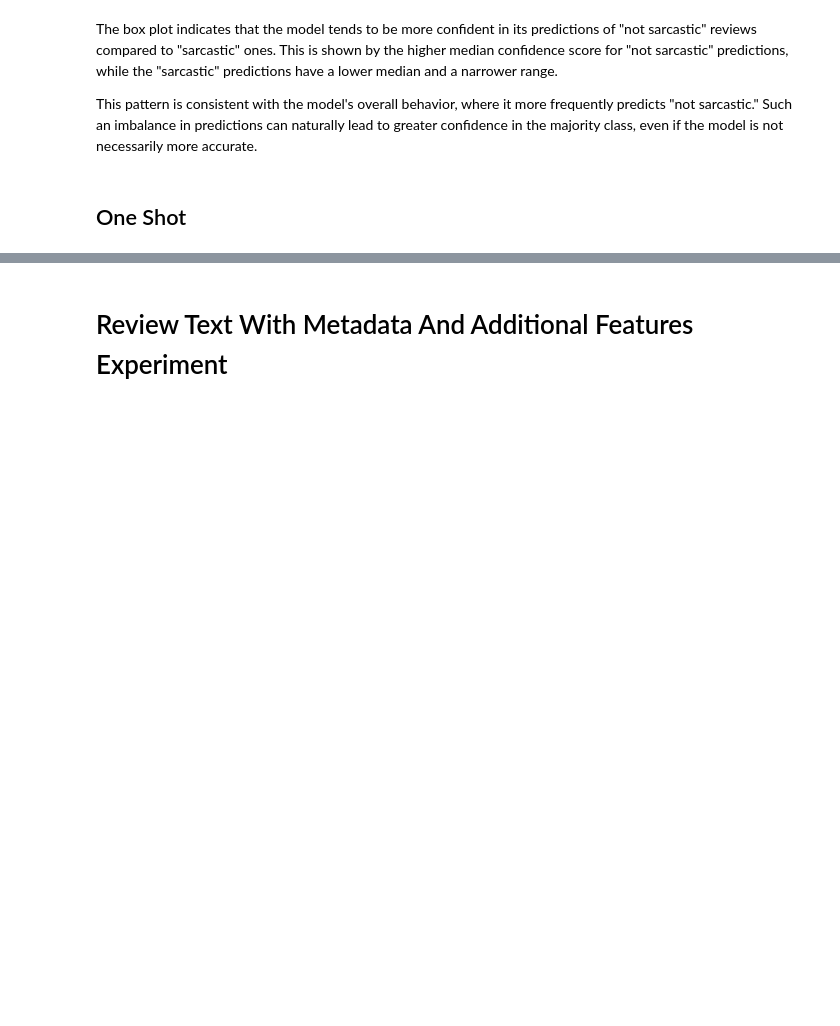
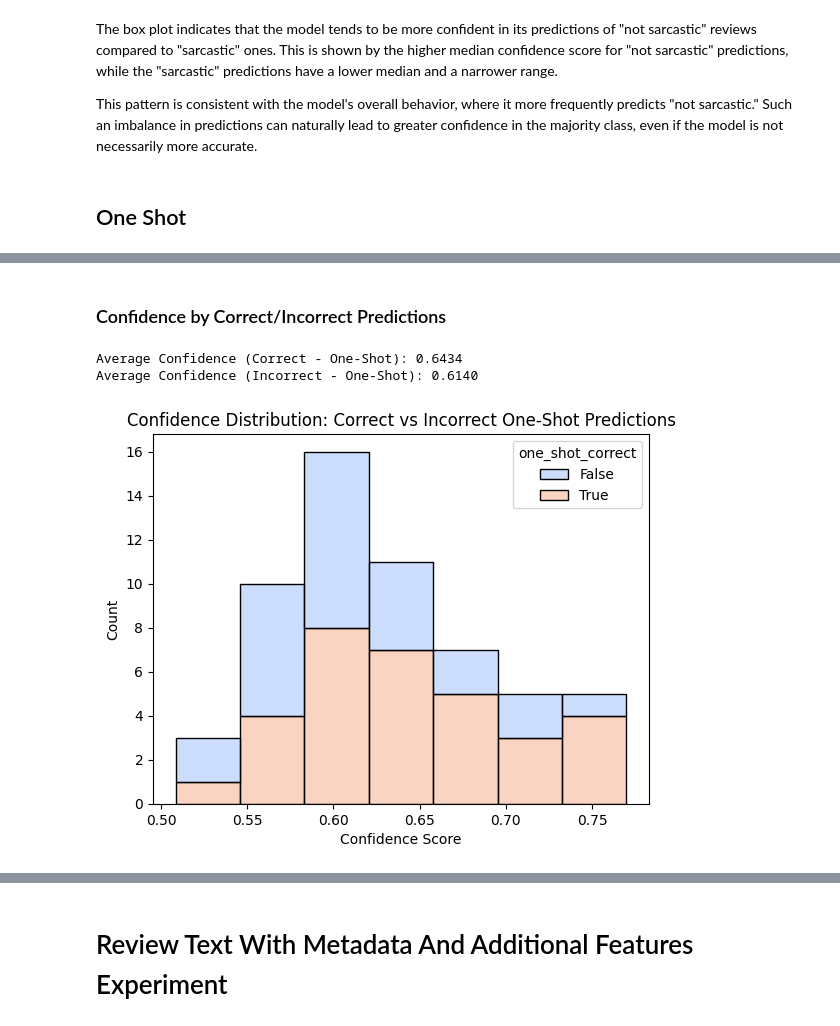
Before and after one commit to kozoB/steam-sarcasm-detection, a Jupyter notebook: Steam_Reviews_Sarcasm_Detection_Project.ipynb, the cells around one changed output, grey strips where cells are left out. Cells and saved outputs as stored; diff of their text form; code cells hidden in the pictures; blank space fills up the shorter version.

```diff
--- a/Steam_Reviews_Sarcasm_Detection_Project.ipynb
+++ b/Steam_Reviews_Sarcasm_Detection_Project.ipynb
@@ -679,0 +653,26 @@ print(sample_reviews[['review_text', 'predicted_label', 'confidence_score']])
+# %% [markdown]
+### Confidence by Correct/Incorrect Predictions
+# %%
+import matplotlib.pyplot as plt
+import seaborn as sns
+
+# Create a column indicating if the one-shot prediction was correct
+text_test_df['one_shot_correct'] = (text_test_df['one_shot_prediction_numeric'] == text_test_df['sarcasm_label'])
+
+# Calculate average confidence for correct and incorrect predictions in One-Shot
+one_shot_correct_conf = text_test_df[text_test_df['one_shot_correct'] == True]['one_shot_confidence_score'].mean()
+one_shot_incorrect_conf = text_test_df[text_test_df['one_shot_correct'] == False]['one_shot_confidence_score'].mean()
+
+print(f"Average Confidence (Correct - One-Shot): {one_shot_correct_conf:.4f}")
+print(f"Average Confidence (Incorrect - One-Shot): {one_shot_incorrect_conf:.4f}")
+
+# Plot confidence scores for correct vs incorrect predictions (One-Shot)
+sns.histplot(data=text_test_df, x='one_shot_confidence_score', hue='one_shot_correct',
+             multiple='stack', palette="coolwarm", alpha=0.6)
+plt.title("Confidence Distribution: Correct vs Incorrect One-Shot Predictions")
+plt.xlabel("Confidence Score")
+plt.show()
+# %% [output]
+Average Confidence (Correct - One-Shot): 0.6434
+Average Confidence (Incorrect - One-Shot): 0.6140
+[figure, added]
```
Also changed, not shown: parts of 44 cells of this notebook.
